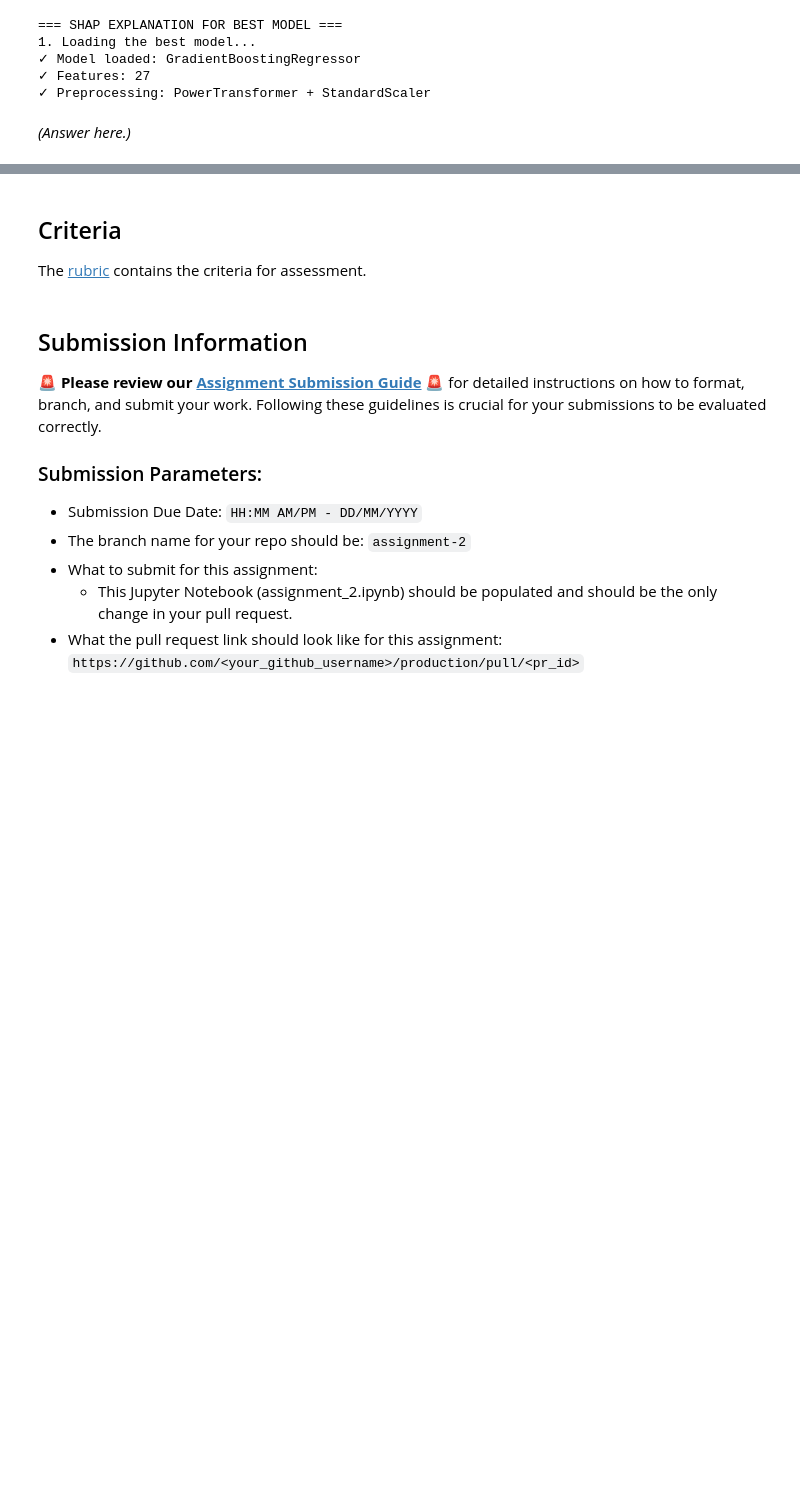
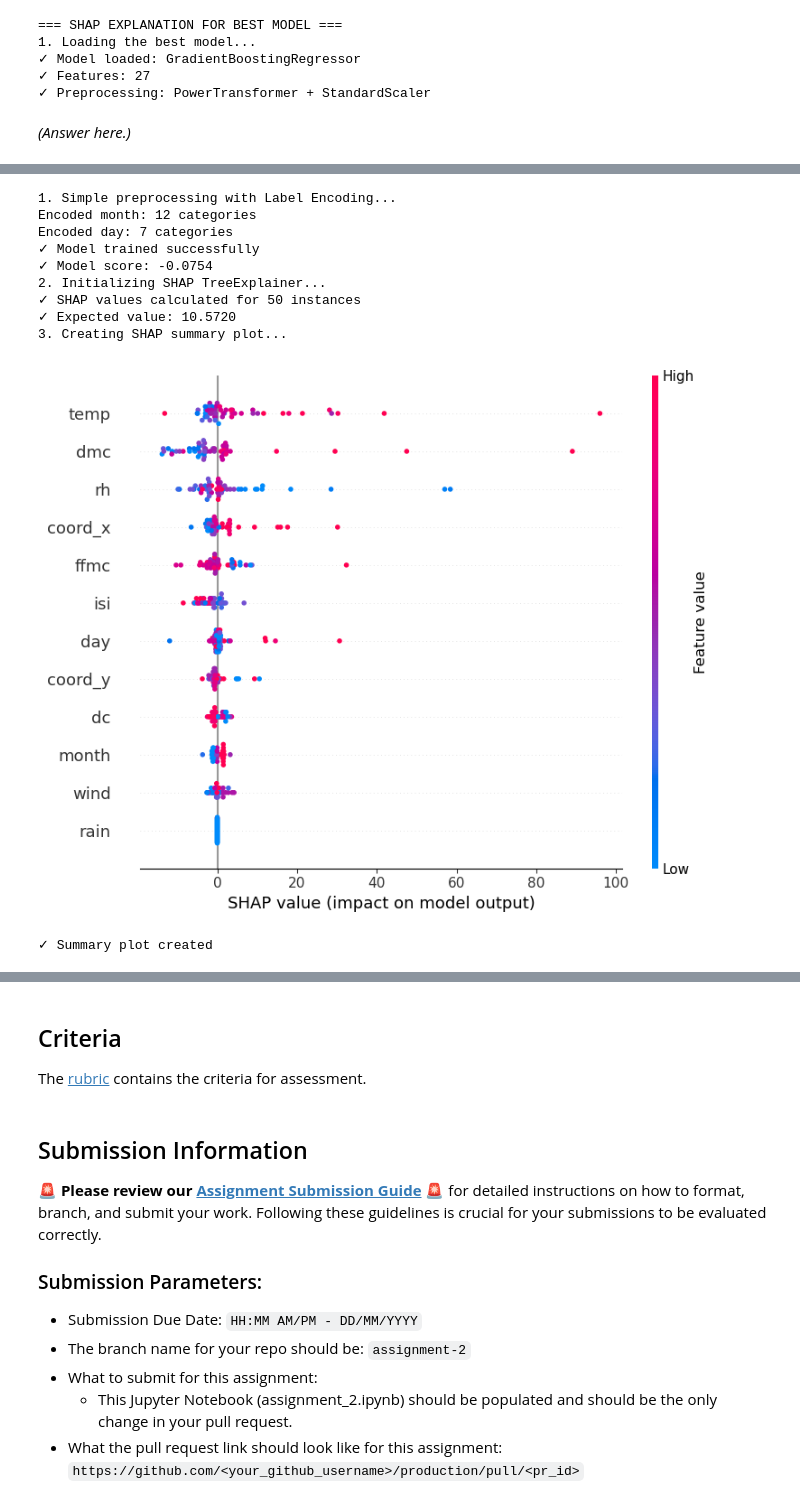
Before and after one commit to lianml2025/production, a Jupyter notebook: 02_activities/assignments/assignment_2.ipynb, the cells around one changed output, grey strips where cells are left out. Saved outputs shown, nothing was run; the diff lists cells and outputs as text; code cells hidden in the pictures; blank space fills up the shorter version.

```diff
--- a/02_activities/assignments/assignment_2.ipynb
+++ b/02_activities/assignments/assignment_2.ipynb
@@ -843,0 +924,59 @@ ValueError: could not convert string to float: 'sep'
+# %%
+print("1. Simple preprocessing with Label Encoding...")
+
+# Create a copy of the data
+X_encoded = X.copy()
+
+# Label encode categorical columns
+from sklearn.preprocessing import LabelEncoder
+label_encoders = {}
+
+for col in X_encoded.select_dtypes(include=['object', 'string']).columns:
+    le = LabelEncoder()
+    X_encoded[col] = le.fit_transform(X_encoded[col].astype(str))
+    label_encoders[col] = le
+    print(f"Encoded {col}: {len(le.classes_)} categories")
+
+# Split the encoded data
+X_train, X_test, y_train, y_test = train_test_split(X_encoded, y, test_size=0.2, random_state=42)
+
+# Train model
+best_model = GradientBoostingRegressor(
+    n_estimators=100, learning_rate=0.1, max_depth=3,
+    subsample=0.8, random_state=42
+).fit(X_train, y_train)
+
+print("✓ Model trained successfully")
+print(f"✓ Model score: {best_model.score(X_test, y_test):.4f}")
+
+print("2. Initializing SHAP TreeExplainer...")
+explainer = shap.TreeExplainer(best_model)
+shap_values = explainer.shap_values(X_test.iloc[:50])
+
+print(f"✓ SHAP values calculated for {len(shap_values)} instances")
+
+# Handle expected value (it might be an array for regression)
+expected_value = explainer.expected_value
+if isinstance(expected_value, np.ndarray):
+    if expected_value.size == 1:
+        expected_value = expected_value[0]
+    print(f"✓ Expected value: {expected_value:.4f}")
+else:
+    print(f"✓ Expected value: {expected_value:.4f}")
+
+# Create summary plot
+print("3. Creating SHAP summary plot...")
+shap.summary_plot(shap_values, X_test.iloc[:50], feature_names=X_encoded.columns.tolist())
+print("✓ Summary plot created")
+# %% [output]
+1. Simple preprocessing with Label Encoding...
+Encoded month: 12 categories
+Encoded day: 7 categories
+✓ Model trained successfully
+✓ Model score: -0.0754
+2. Initializing SHAP TreeExplainer...
+✓ SHAP values calculated for 50 instances
+✓ Expected value: 10.5720
+3. Creating SHAP summary plot...
+[figure, added]
+✓ Summary plot created
```
Also changed, not shown: parts of 6 cells of this notebook.
